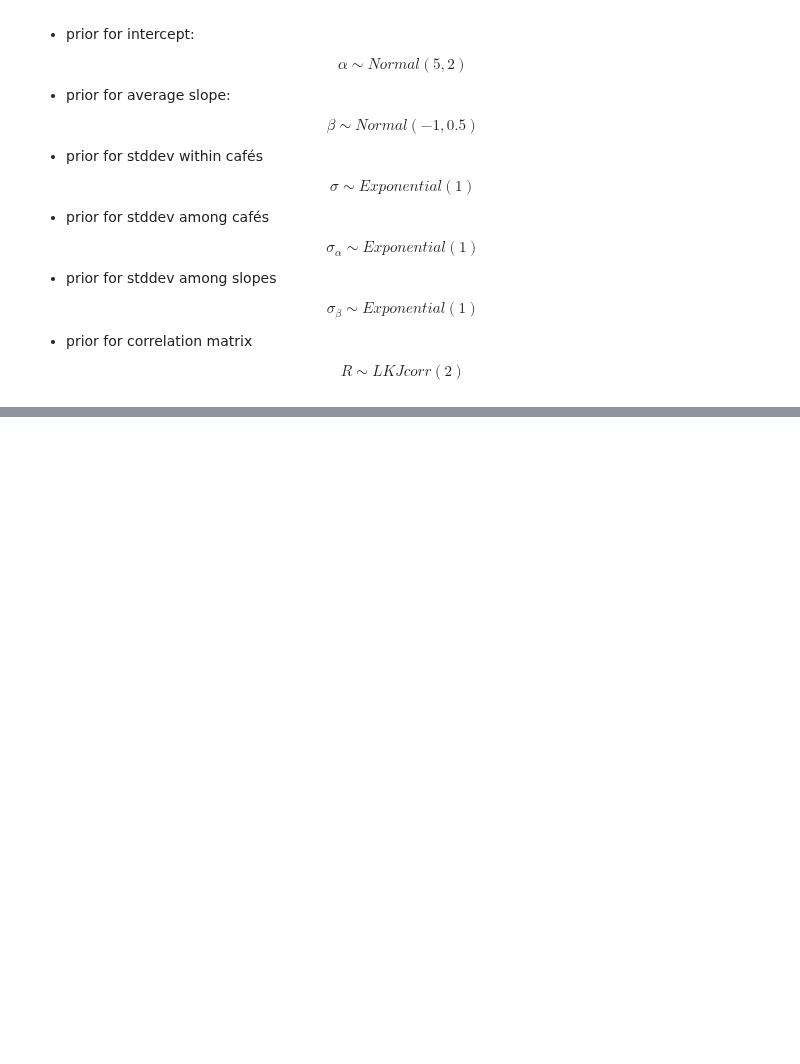
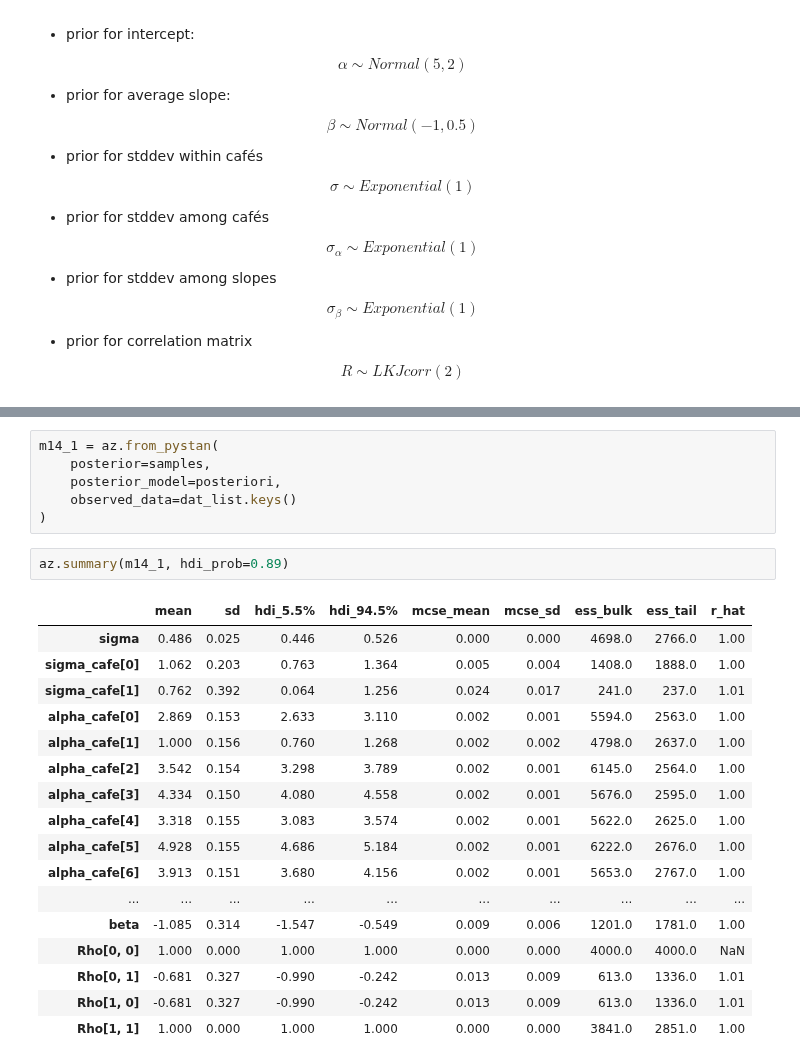
Before and after one commit to rodolphomacedo/statistical_rethinking_pt_BR, a Jupyter notebook: parte_14.ipynb, the cells around one changed output, grey strips where cells are left out. Cells and saved outputs as stored; diff of their text form; blank space fills up the shorter version.

```diff
--- a/parte_14.ipynb
+++ b/parte_14.ipynb
@@ -408,0 +609,26 @@ $$ R \sim LKJcorr(2) $$
+# %%
+m14_1 = az.from_pystan(
+    posterior=samples,
+    posterior_model=posteriori,
+    observed_data=dat_list.keys()
+)
+# %%
+az.summary(m14_1, hdi_prob=0.89)
+# %% [output]
+|  | mean | sd | hdi_5.5% | hdi_94.5% | mcse_mean | mcse_sd | ess_bulk | ess_tail | r_hat |
+| sigma | 0.486 | 0.025 | 0.446 | 0.526 | 0.000 | 0.000 | 4698.0 | 2766.0 | 1.00 |
+| sigma_cafe[0] | 1.062 | 0.203 | 0.763 | 1.364 | 0.005 | 0.004 | 1408.0 | 1888.0 | 1.00 |
+| sigma_cafe[1] | 0.762 | 0.392 | 0.064 | 1.256 | 0.024 | 0.017 | 241.0 | 237.0 | 1.01 |
+| alpha_cafe[0] | 2.869 | 0.153 | 2.633 | 3.110 | 0.002 | 0.001 | 5594.0 | 2563.0 | 1.00 |
+| alpha_cafe[1] | 1.000 | 0.156 | 0.760 | 1.268 | 0.002 | 0.002 | 4798.0 | 2637.0 | 1.00 |
+| alpha_cafe[2] | 3.542 | 0.154 | 3.298 | 3.789 | 0.002 | 0.001 | 6145.0 | 2564.0 | 1.00 |
+| alpha_cafe[3] | 4.334 | 0.150 | 4.080 | 4.558 | 0.002 | 0.001 | 5676.0 | 2595.0 | 1.00 |
+| alpha_cafe[4] | 3.318 | 0.155 | 3.083 | 3.574 | 0.002 | 0.001 | 5622.0 | 2625.0 | 1.00 |
+| alpha_cafe[5] | 4.928 | 0.155 | 4.686 | 5.184 | 0.002 | 0.001 | 6222.0 | 2676.0 | 1.00 |
+| alpha_cafe[6] | 3.913 | 0.151 | 3.680 | 4.156 | 0.002 | 0.001 | 5653.0 | 2767.0 | 1.00 |
+| ... | ... | ... | ... | ... | ... | ... | ... | ... | ... |
+| beta | -1.085 | 0.314 | -1.547 | -0.549 | 0.009 | 0.006 | 1201.0 | 1781.0 | 1.00 |
+| Rho[0, 0] | 1.000 | 0.000 | 1.000 | 1.000 | 0.000 | 0.000 | 4000.0 | 4000.0 | NaN |
+| Rho[0, 1] | -0.681 | 0.327 | -0.990 | -0.242 | 0.013 | 0.009 | 613.0 | 1336.0 | 1.01 |
+| Rho[1, 0] | -0.681 | 0.327 | -0.990 | -0.242 | 0.013 | 0.009 | 613.0 | 1336.0 | 1.01 |
+| Rho[1, 1] | 1.000 | 0.000 | 1.000 | 1.000 | 0.000 | 0.000 | 3841.0 | 2851.0 | 1.00 |
```
Also changed, not shown: parts of 8 cells of this notebook, 1 other file.
